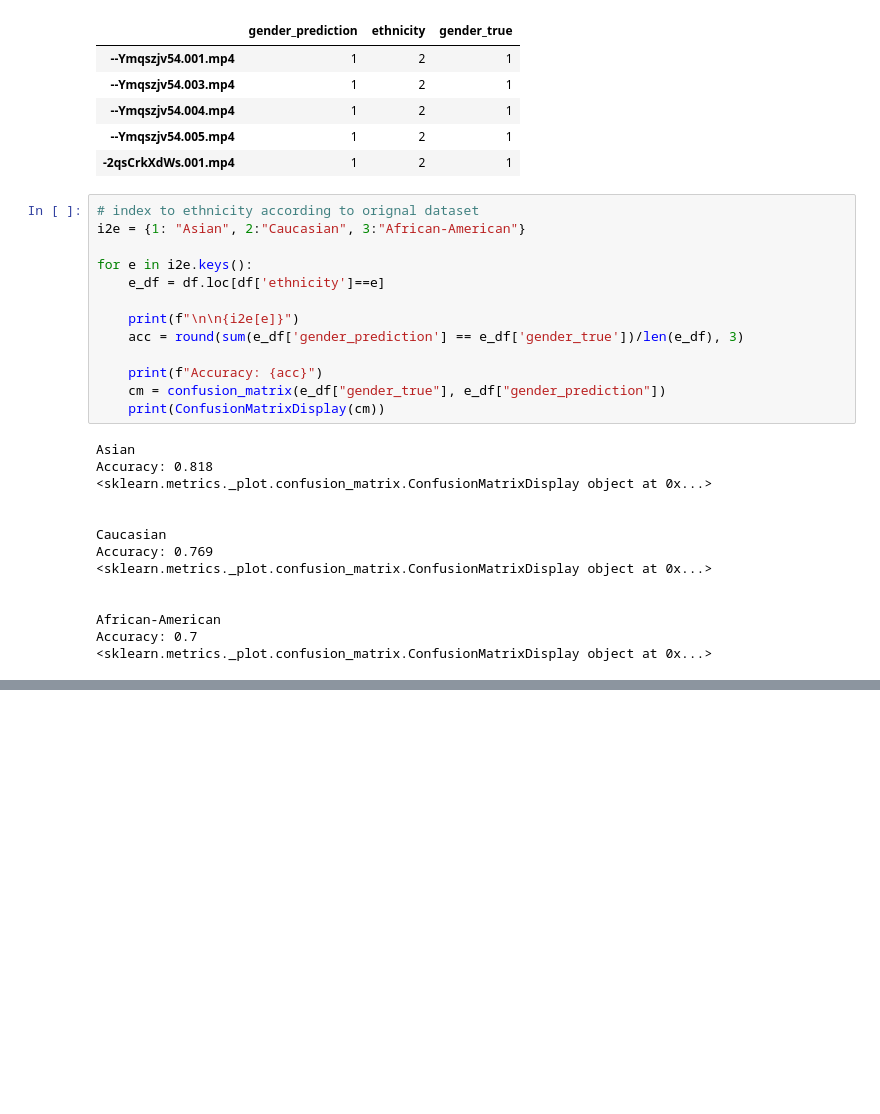
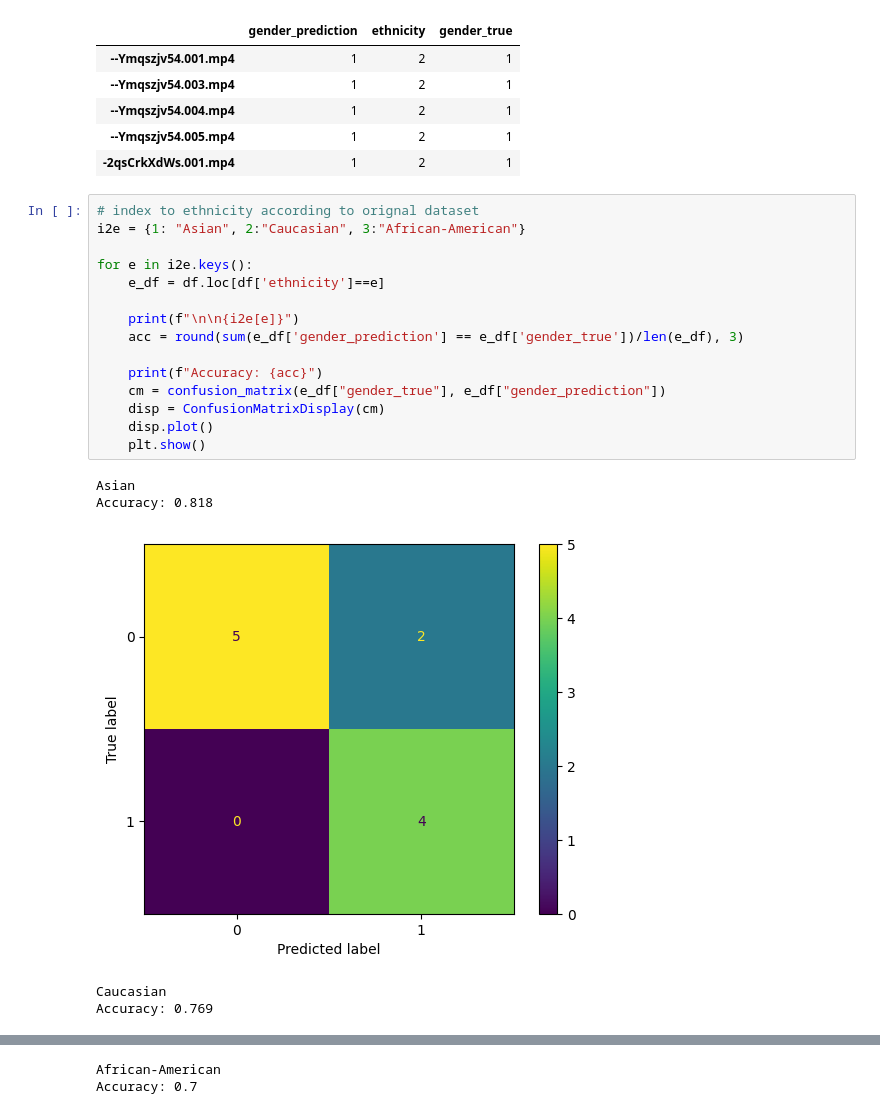
Before and after one commit to meeselizabeth/HCML-Project, a Jupyter notebook: analyze_results_per_ethnicity.ipynb, the cells around one changed output, grey strips where cells are left out. Drawn from its saved outputs; the diff is of its cells as text; blank space fills up the shorter version.

Commit message:
store confusion matrices

```diff
--- a/analyze_results_per_ethnicity.ipynb
+++ b/analyze_results_per_ethnicity.ipynb
@@ -78,27 +79,21 @@ df.head()
 # %%
 # index to ethnicity according to orignal dataset
 i2e = {1: "Asian", 2:"Caucasian", 3:"African-American"}
 
 for e in i2e.keys():
     e_df = df.loc[df['ethnicity']==e]
 
     print(f"\n\n{i2e[e]}")
     acc = round(sum(e_df['gender_prediction'] == e_df['gender_true'])/len(e_df), 3)
 
     print(f"Accuracy: {acc}")
     cm = confusion_matrix(e_df["gender_true"], e_df["gender_prediction"])
-    print(ConfusionMatrixDisplay(cm))
+    disp = ConfusionMatrixDisplay(cm)
+    disp.plot()
+    plt.show()
 # %% [output]
 Asian
 Accuracy: 0.818
-<sklearn.metrics._plot.confusion_matrix.ConfusionMatrixDisplay object at 0x...>
-
-
-Caucasian
-Accuracy: 0.769
-<sklearn.metrics._plot.confusion_matrix.ConfusionMatrixDisplay object at 0x...>
-
-
-African-American
-Accuracy: 0.7
-<sklearn.metrics._plot.confusion_matrix.ConfusionMatrixDisplay object at 0x...>
+[figure, added]
+Caucasian
+Accuracy: 0.769
@@ -104,0 +101,2 @@ Accuracy: 0.7
+African-American
+Accuracy: 0.7
```
Also changed, not shown: parts of 2 cells of this notebook.
